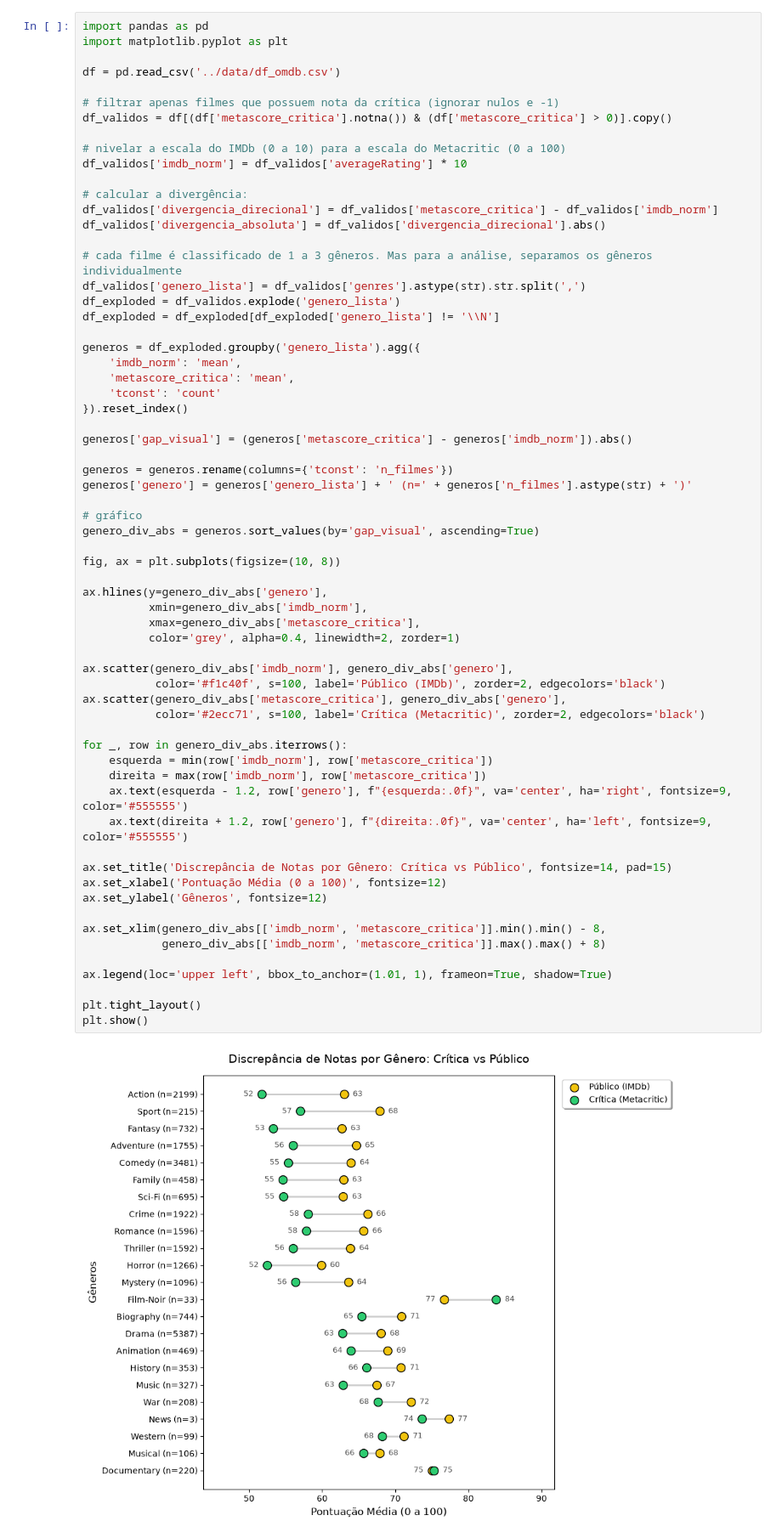
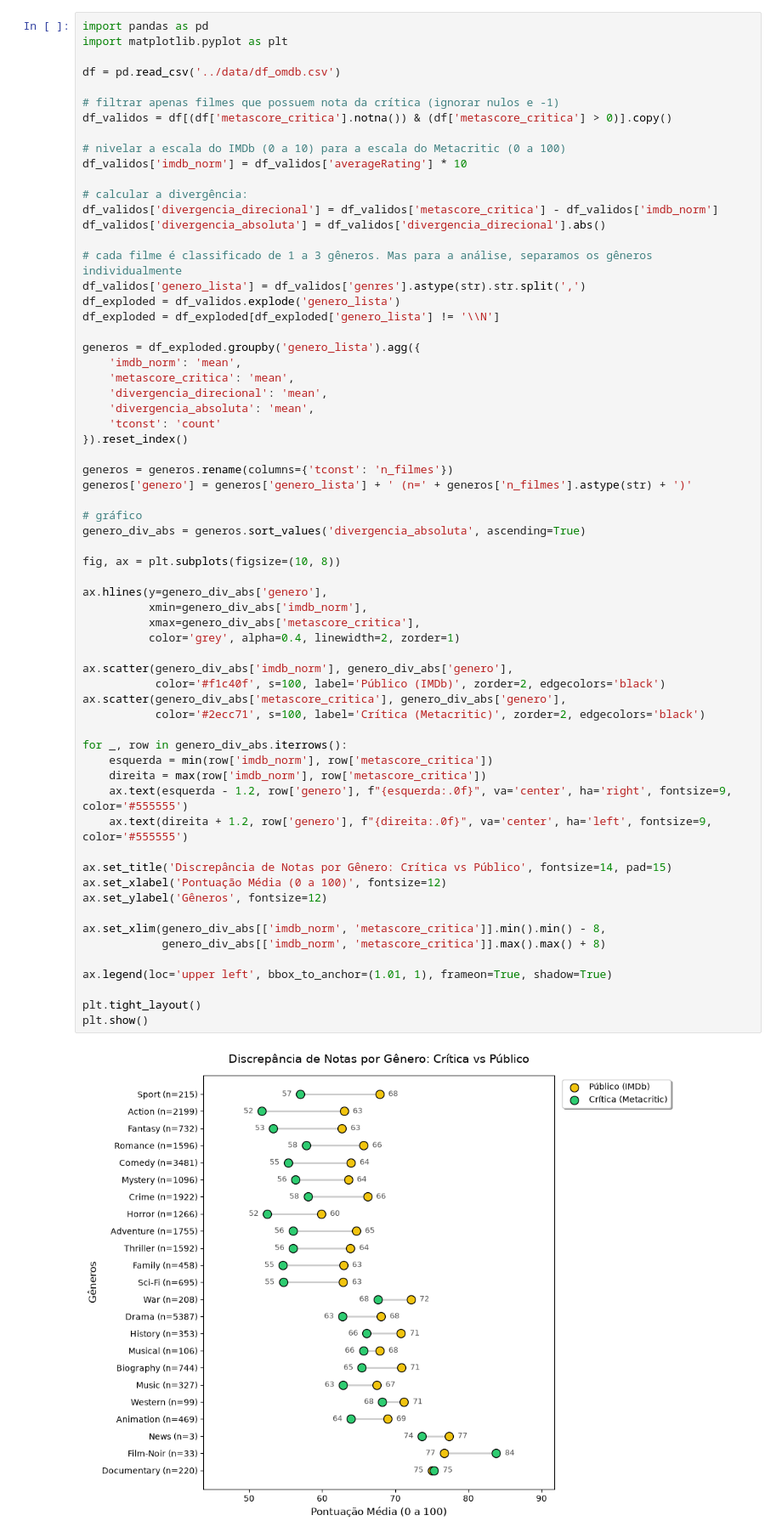
Before and after one commit to KawanePedro/icd-projeto, a Jupyter notebook: notebooks/relatorio-final.ipynb, the cells around one changed output. Shown at 85% size. Drawn from its saved outputs; the diff is of its cells as text.

```diff
--- a/notebooks/relatorio-final.ipynb
+++ b/notebooks/relatorio-final.ipynb
@@ -1021,48 +1997,48 @@ df_exploded = df_exploded[df_exploded['genero_lista'] != '\\N']
 generos = df_exploded.groupby('genero_lista').agg({
     'imdb_norm': 'mean',
     'metascore_critica': 'mean',
+    'divergencia_direcional': 'mean',
+    'divergencia_absoluta': 'mean',
     'tconst': 'count'
 }).reset_index()
-
-generos['gap_visual'] = (generos['metascore_critica'] - generos['imdb_norm']).abs()
 
 generos = generos.rename(columns={'tconst': 'n_filmes'})
 generos['genero'] = generos['genero_lista'] + ' (n=' + generos['n_filmes'].astype(str) + ')'
 
 # gráfico
-genero_div_abs = generos.sort_values(by='gap_visual', ascending=True)
+genero_div_abs = generos.sort_values('divergencia_absoluta', ascending=True)
 
 fig, ax = plt.subplots(figsize=(10, 8))
 
 ax.hlines(y=genero_div_abs['genero'],
           xmin=genero_div_abs['imdb_norm'],
           xmax=genero_div_abs['metascore_critica'],
           color='grey', alpha=0.4, linewidth=2, zorder=1)
 
 ax.scatter(genero_div_abs['imdb_norm'], genero_div_abs['genero'],
            color='#f1c40f', s=100, label='Público (IMDb)', zorder=2, edgecolors='black')
 ax.scatter(genero_div_abs['metascore_critica'], genero_div_abs['genero'],
            color='#2ecc71', s=100, label='Crítica (Metacritic)', zorder=2, edgecolors='black')
 
 for _, row in genero_div_abs.iterrows():
     esquerda = min(row['imdb_norm'], row['metascore_critica'])
     direita = max(row['imdb_norm'], row['metascore_critica'])
     ax.text(esquerda - 1.2, row['genero'], f"{esquerda:.0f}", va='center', ha='right', fontsize=9, color='#555555')
     ax.text(direita + 1.2, row['genero'], f"{direita:.0f}", va='center', ha='left', fontsize=9, color='#555555')
 
 ax.set_title('Discrepância de Notas por Gênero: Crítica vs Público', fontsize=14, pad=15)
 ax.set_xlabel('Pontuação Média (0 a 100)', fontsize=12)
 ax.set_ylabel('Gêneros', fontsize=12)
 
 ax.set_xlim(genero_div_abs[['imdb_norm', 'metascore_critica']].min().min() - 8,
             genero_div_abs[['imdb_norm', 'metascore_critica']].max().max() + 8)
 
 ax.legend(loc='upper left', bbox_to_anchor=(1.01, 1), frameon=True, shadow=True)
 
 plt.tight_layout()
 plt.show()
 # %% [output]
-[figure, old version]
+[figure, new version]
 # %% [markdown]
 <h4>Análise</h4>
 
```
Also changed, not shown: parts of 91 cells of this notebook, 2 other files.
